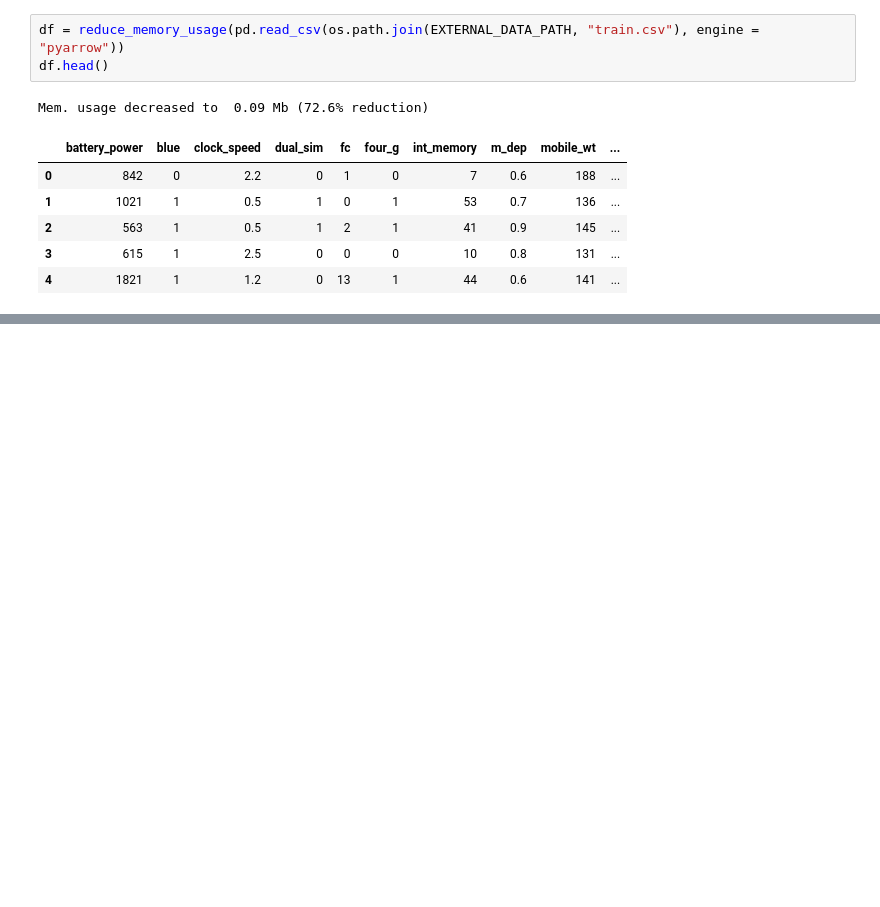
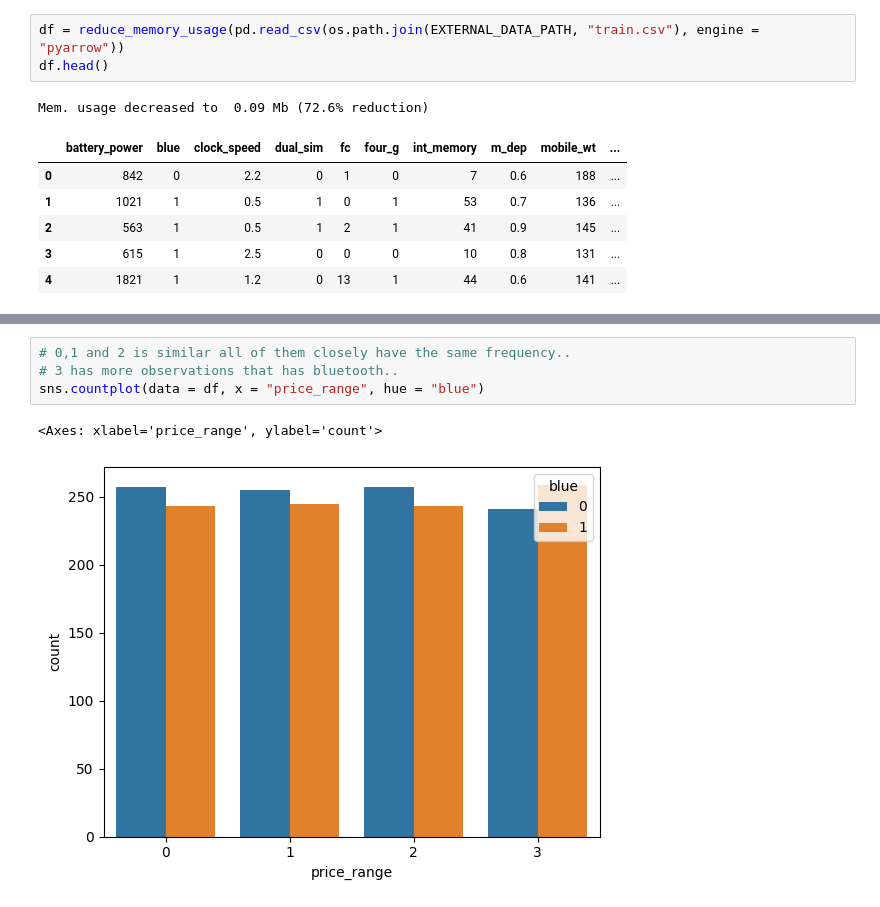
Before and after one commit to Ezzaldin97/dvc-mlops-workflow, a Jupyter notebook: dev/eda.ipynb, the cells around one changed output, grey strips where cells are left out. Cells and saved outputs as stored; diff of their text form; blank space fills up the shorter version.

```diff
--- a/dev/eda.ipynb
+++ b/dev/eda.ipynb
@@ -51,0 +91,7 @@ Mem. usage decreased to  0.09 Mb (72.6% reduction)
+# %%
+# 0,1 and 2 is similar all of them closely have the same frequency..
+# 3 has more observations that has bluetooth..
+sns.countplot(data = df, x = "price_range", hue = "blue")
+# %% [output]
+<Axes: xlabel='price_range', ylabel='count'>
+[figure, added]
```
Also changed, not shown: parts of 37 cells of this notebook, 2 other files.
